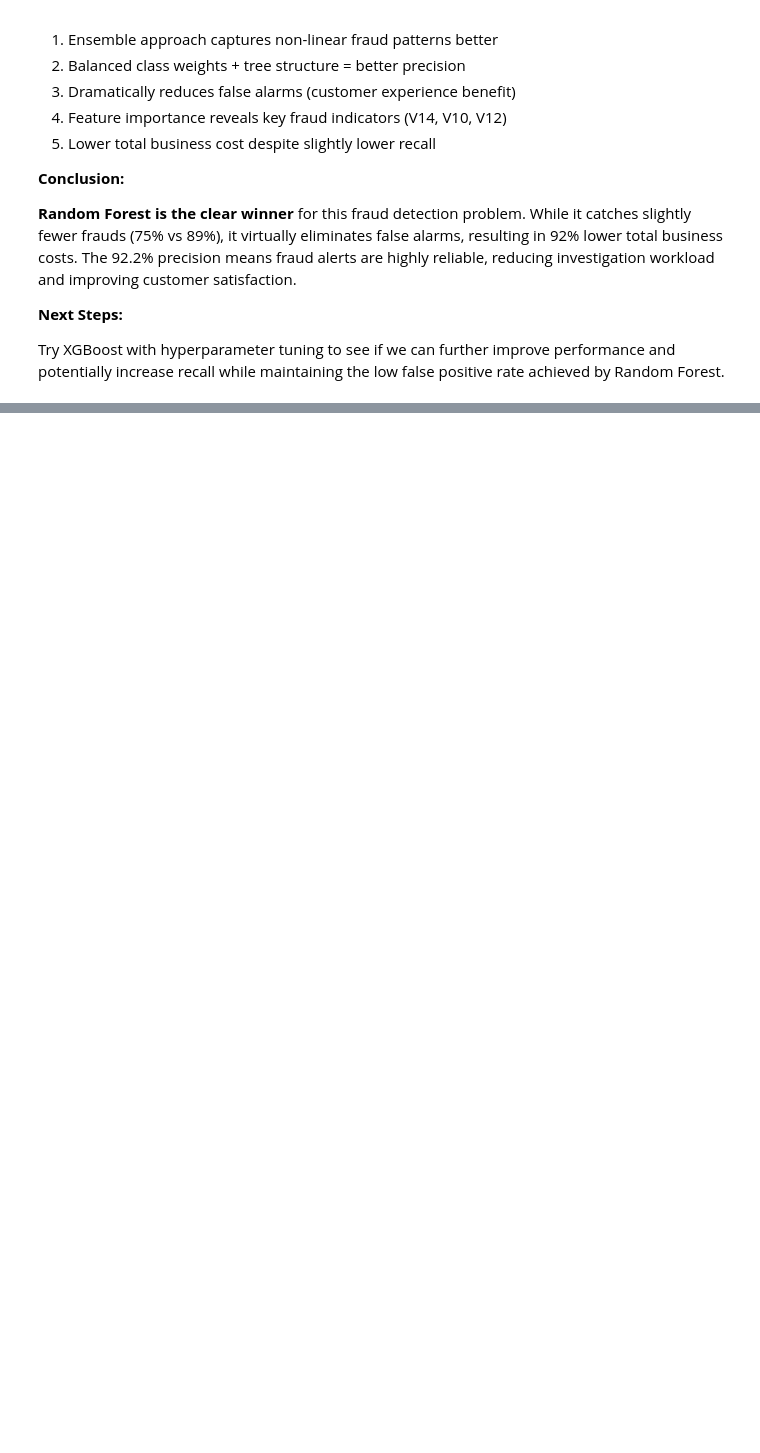
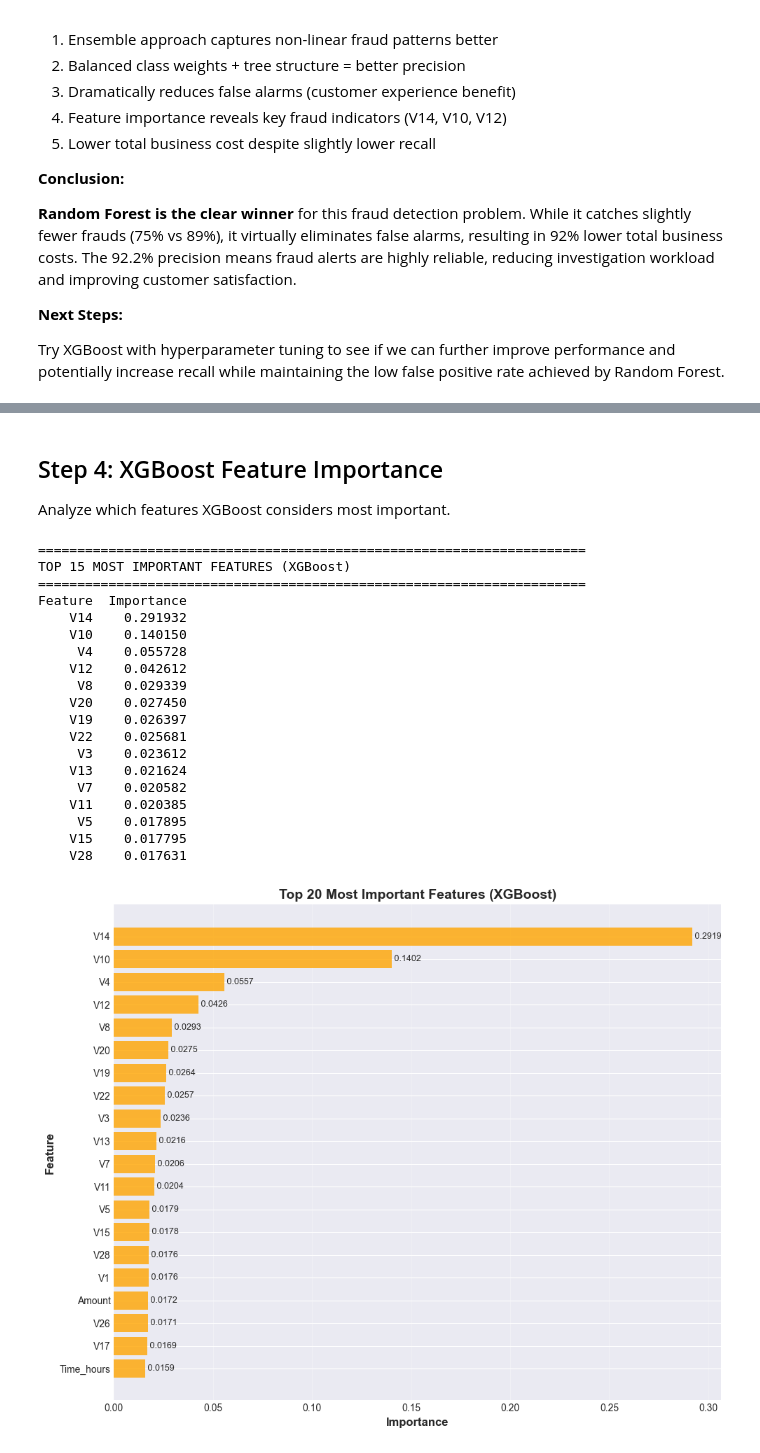
Before and after one commit to johnpospisil/credit-fraud-detection, a Jupyter notebook: credit-fraud-detection.ipynb, the cells around one changed output, grey strips where cells are left out. Drawn from its saved outputs; the diff is of its cells as text; code cells hidden in the pictures; blank space fills up the shorter version.

```diff
--- a/credit-fraud-detection.ipynb
+++ b/credit-fraud-detection.ipynb
@@ -1968,0 +2141,55 @@ Try XGBoost with hyperparameter tuning to see if we can further improve performa
+# %% [markdown]
+## Step 4: XGBoost Feature Importance
+
+Analyze which features XGBoost considers most important.
+# %%
+# Get feature importances from XGBoost
+xgb_feature_importance = pd.DataFrame({
+    'Feature': X_train.columns,
+    'Importance': xgb_best.feature_importances_
+}).sort_values('Importance', ascending=False)
+
+print("="*70)
+print("TOP 15 MOST IMPORTANT FEATURES (XGBoost)")
+print("="*70)
+print(xgb_feature_importance.head(15).to_string(index=False))
+
+# Visualize top 20 features
+fig, ax = plt.subplots(figsize=(10, 8))
+top_20_xgb = xgb_feature_importance.head(20)
+ax.barh(range(len(top_20_xgb)), top_20_xgb['Importance'], color='orange', alpha=0.8)
+ax.set_yticks(range(len(top_20_xgb)))
+ax.set_yticklabels(top_20_xgb['Feature'])
+ax.set_xlabel('Importance', fontsize=12, fontweight='bold')
+ax.set_ylabel('Feature', fontsize=12, fontweight='bold')
+ax.set_title('Top 20 Most Important Features (XGBoost)', fontsize=14, fontweight='bold')
+ax.invert_yaxis()
+ax.grid(axis='x', alpha=0.3)
+
+# Add value labels
+for i, v in enumerate(top_20_xgb['Importance']):
+    ax.text(v, i, f' {v:.4f}', va='center', fontsize=9)
+
+plt.tight_layout()
+plt.show()
+# %% [output]
+======================================================================
+TOP 15 MOST IMPORTANT FEATURES (XGBoost)
+======================================================================
+Feature  Importance
+    V14    0.291932
+    V10    0.140150
+     V4    0.055728
+    V12    0.042612
+     V8    0.029339
+    V20    0.027450
+    V19    0.026397
+    V22    0.025681
+     V3    0.023612
+    V13    0.021624
+     V7    0.020582
+    V11    0.020385
+     V5    0.017895
+    V15    0.017795
+    V28    0.017631
+[figure, added]
```
Also changed, not shown: parts of 30 cells of this notebook.
